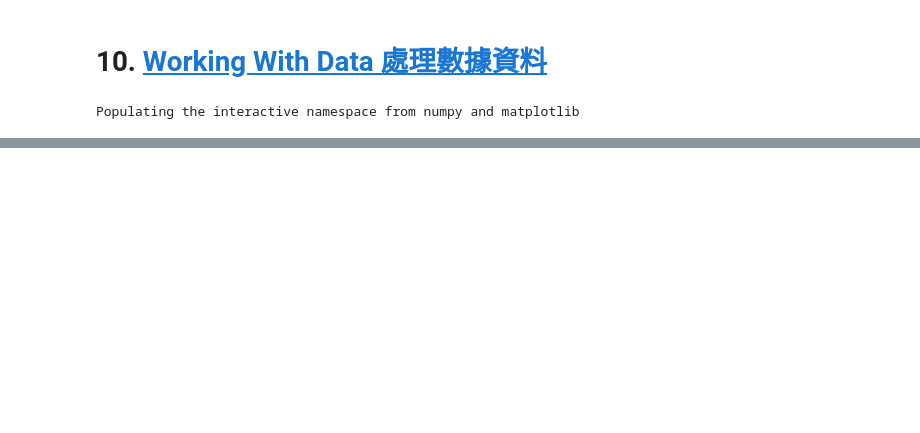
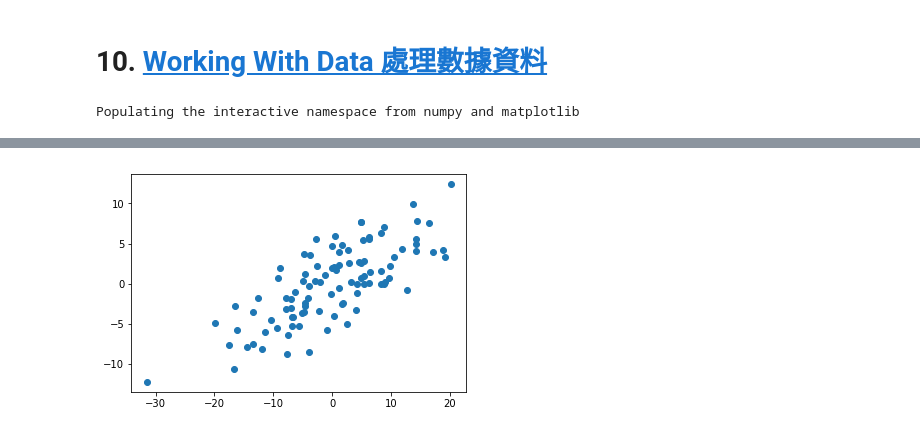
Before and after one commit to Wei1234c/Data_Science_from_Scratch, a Jupyter notebook: notebooks/10. Working With Data 處理數據資料.ipynb, the cells around one changed output, grey strips where cells are left out. Drawn from its saved outputs; the diff is of its cells as text; code cells hidden in the pictures; blank space fills up the shorter version.

```diff
--- a/notebooks/10. Working With Data 處理數據資料.ipynb
+++ b/notebooks/10. Working With Data 處理數據資料.ipynb
@@ -510,0 +354,12 @@ make_scatterplot_matrix()
+# %%
+def de_mean_matrix(A):
+    """returns the result of subtracting from every value in A the mean
+    value of its column. the resulting matrix has mean 0 in every column"""
+    nr, nc = shape(A)
+    column_means, _ = scale(A)
+    return make_matrix(nr, nc, lambda i, j: A[i][j] - column_means[j])
+
+Y = de_mean_matrix(X)
+plt.scatter([e[0] for e in Y], [e[1] for e in Y]);
+# %% [output]
+[figure, added]
```
Also changed, not shown: parts of 22 cells of this notebook, 13 other files.
